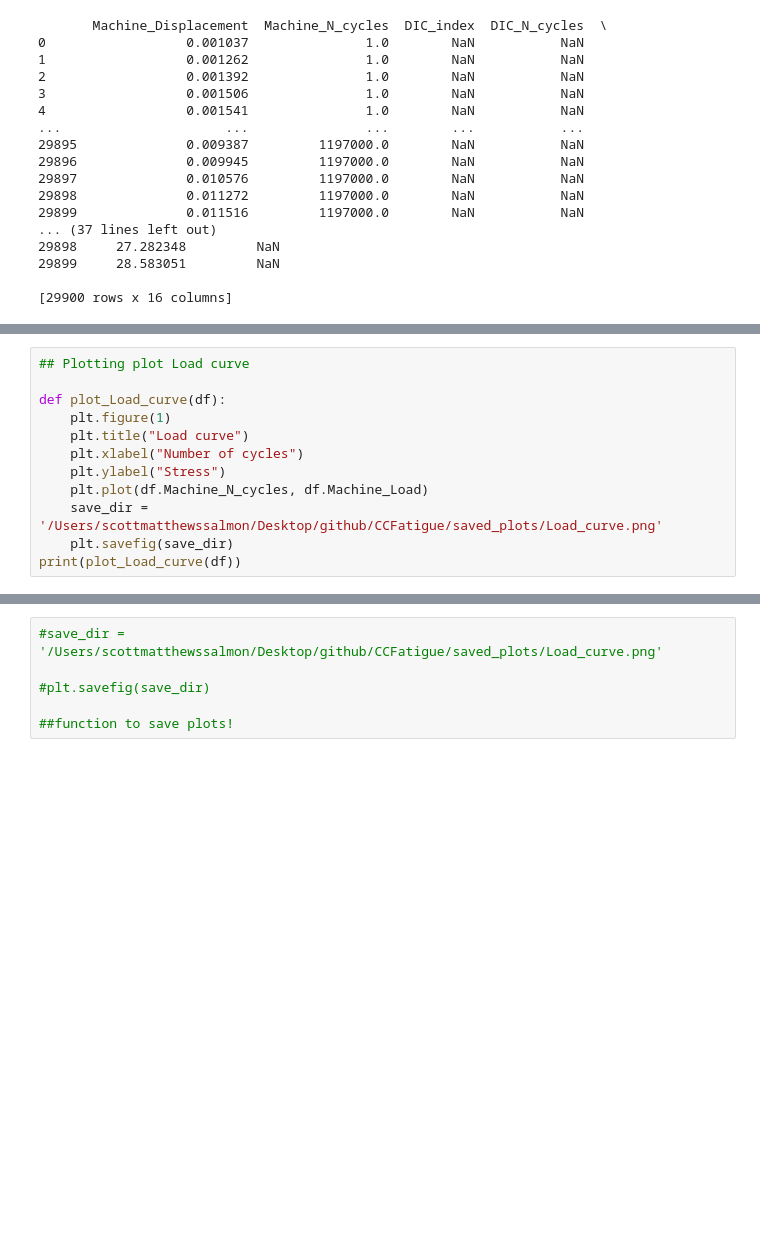
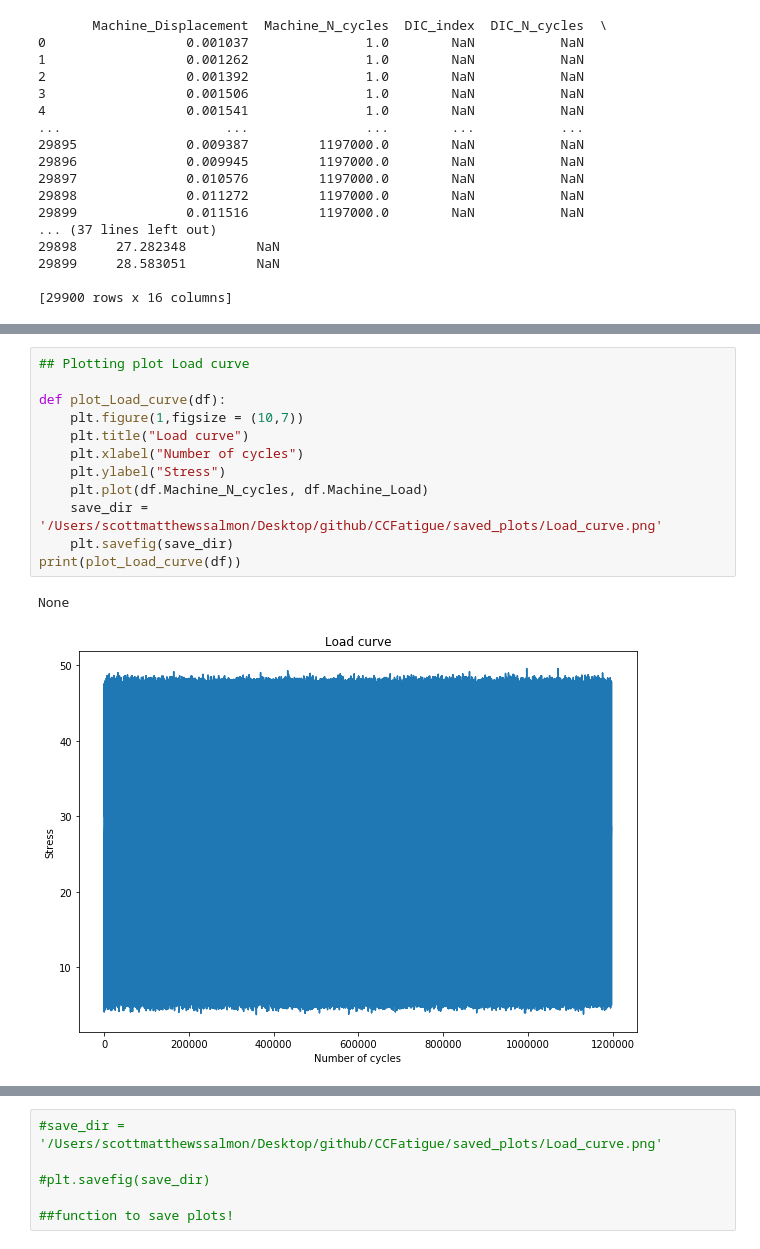
Before and after one commit to EPFL-ENAC/CCFatiguePlatform, a Jupyter notebook: Plots/Plotting.ipynb, the cells around one changed output, grey strips where cells are left out. Saved outputs shown, nothing was run; the diff lists cells and outputs as text; blank space fills up the shorter version.

```diff
--- a/Plots/Plotting.ipynb
+++ b/Plots/Plotting.ipynb
@@ -60,14 +60,17 @@ None
 # %%
 ## Plotting plot Load curve
 
 def plot_Load_curve(df):
-    plt.figure(1)
+    plt.figure(1,figsize = (10,7))
     plt.title("Load curve")
     plt.xlabel("Number of cycles")
     plt.ylabel("Stress")
     plt.plot(df.Machine_N_cycles, df.Machine_Load)
     save_dir = '/Users/scottmatthewssalmon/Desktop/github/CCFatigue/saved_plots/Load_curve.png'
     plt.savefig(save_dir)
 print(plot_Load_curve(df))
+# %% [output]
+None
+[figure, added]
 # %%
 def plot_Load_curve(df):
```
Also changed, not shown: parts of 11 cells of this notebook, 7 other files.
